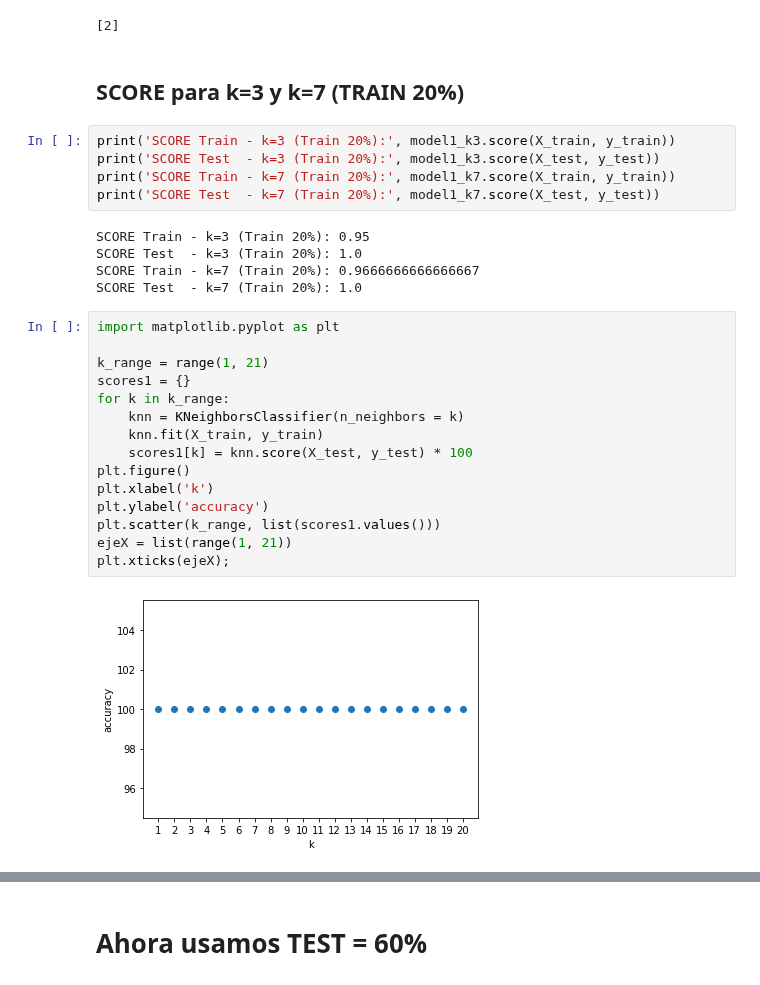
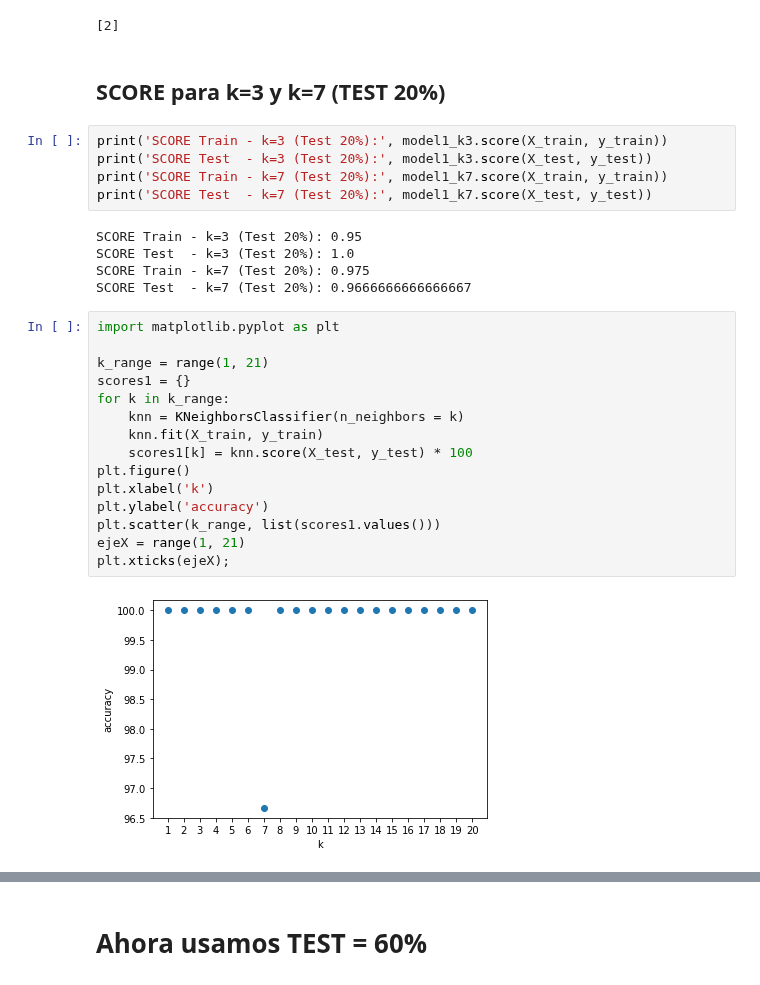
Before and after one commit to leo90rc/Leonardo.DataScience, a Jupyter notebook: week9_ML_svm_poly_norm/day3_cicd_encoding_metrics_knn_svm_nlr/knn/exercises/1.knn_exercise.ipynb, the cells around one changed output, grey strips where cells are left out. Drawn from its saved outputs; the diff is of its cells as text.

```diff
--- a/week9_ML_svm_poly_norm/day3_cicd_encoding_metrics_knn_svm_nlr/knn/exercises/1.knn_exercise.ipynb
+++ b/week9_ML_svm_poly_norm/day3_cicd_encoding_metrics_knn_svm_nlr/knn/exercises/1.knn_exercise.ipynb
@@ -128,31 +128,31 @@ print(prediccion1_k7_2)
 # %% [output]
 [2]
 # %% [markdown]
-## SCORE para k=3 y k=7 (TRAIN 20%)
+## SCORE para k=3 y k=7 (TEST 20%)
 # %%
-print('SCORE Train - k=3 (Train 20%):', model1_k3.score(X_train, y_train))
-print('SCORE Test  - k=3 (Train 20%):', model1_k3.score(X_test, y_test))
-print('SCORE Train - k=7 (Train 20%):', model1_k7.score(X_train, y_train))
-print('SCORE Test  - k=7 (Train 20%):', model1_k7.score(X_test, y_test))
+print('SCORE Train - k=3 (Test 20%):', model1_k3.score(X_train, y_train))
+print('SCORE Test  - k=3 (Test 20%):', model1_k3.score(X_test, y_test))
+print('SCORE Train - k=7 (Test 20%):', model1_k7.score(X_train, y_train))
+print('SCORE Test  - k=7 (Test 20%):', model1_k7.score(X_test, y_test))
 # %% [output]
-SCORE Train - k=3 (Train 20%): 0.95
-SCORE Test  - k=3 (Train 20%): 1.0
-SCORE Train - k=7 (Train 20%): 0.9666666666666667
-SCORE Test  - k=7 (Train 20%): 1.0
+SCORE Train - k=3 (Test 20%): 0.95
+SCORE Test  - k=3 (Test 20%): 1.0
+SCORE Train - k=7 (Test 20%): 0.975
+SCORE Test  - k=7 (Test 20%): 0.9666666666666667
 # %%
 import matplotlib.pyplot as plt
 
 k_range = range(1, 21)
 scores1 = {}
 for k in k_range:
     knn = KNeighborsClassifier(n_neighbors = k)
     knn.fit(X_train, y_train)
     scores1[k] = knn.score(X_test, y_test) * 100
 plt.figure()
 plt.xlabel('k')
 plt.ylabel('accuracy')
 plt.scatter(k_range, list(scores1.values()))
-ejeX = list(range(1, 21))
+ejeX = range(1, 21)
 plt.xticks(ejeX);
 # %% [output]
-[figure, old version]
+[figure, new version]
```
Also changed, not shown: parts of 22 cells of this notebook, 3 other files.
